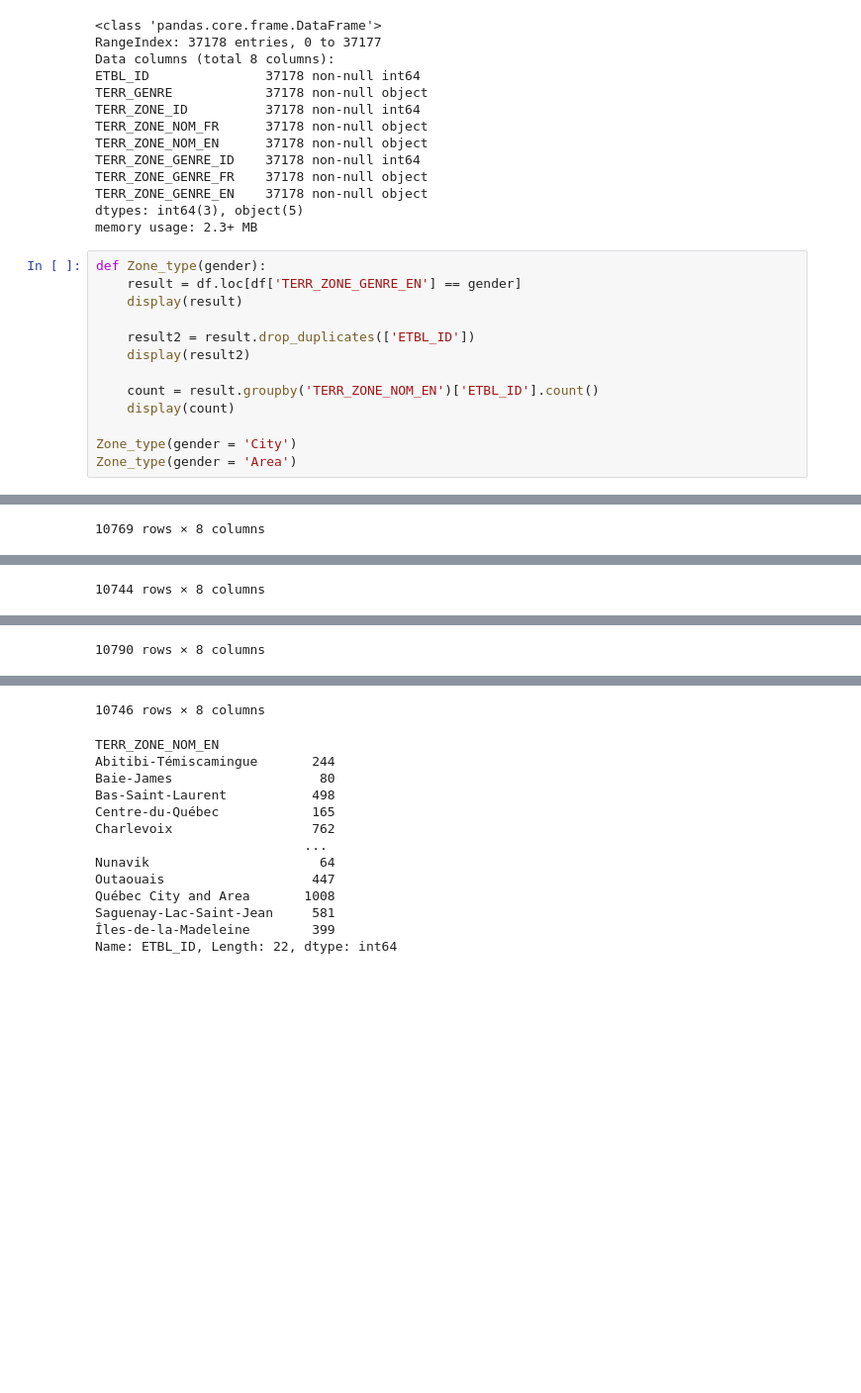
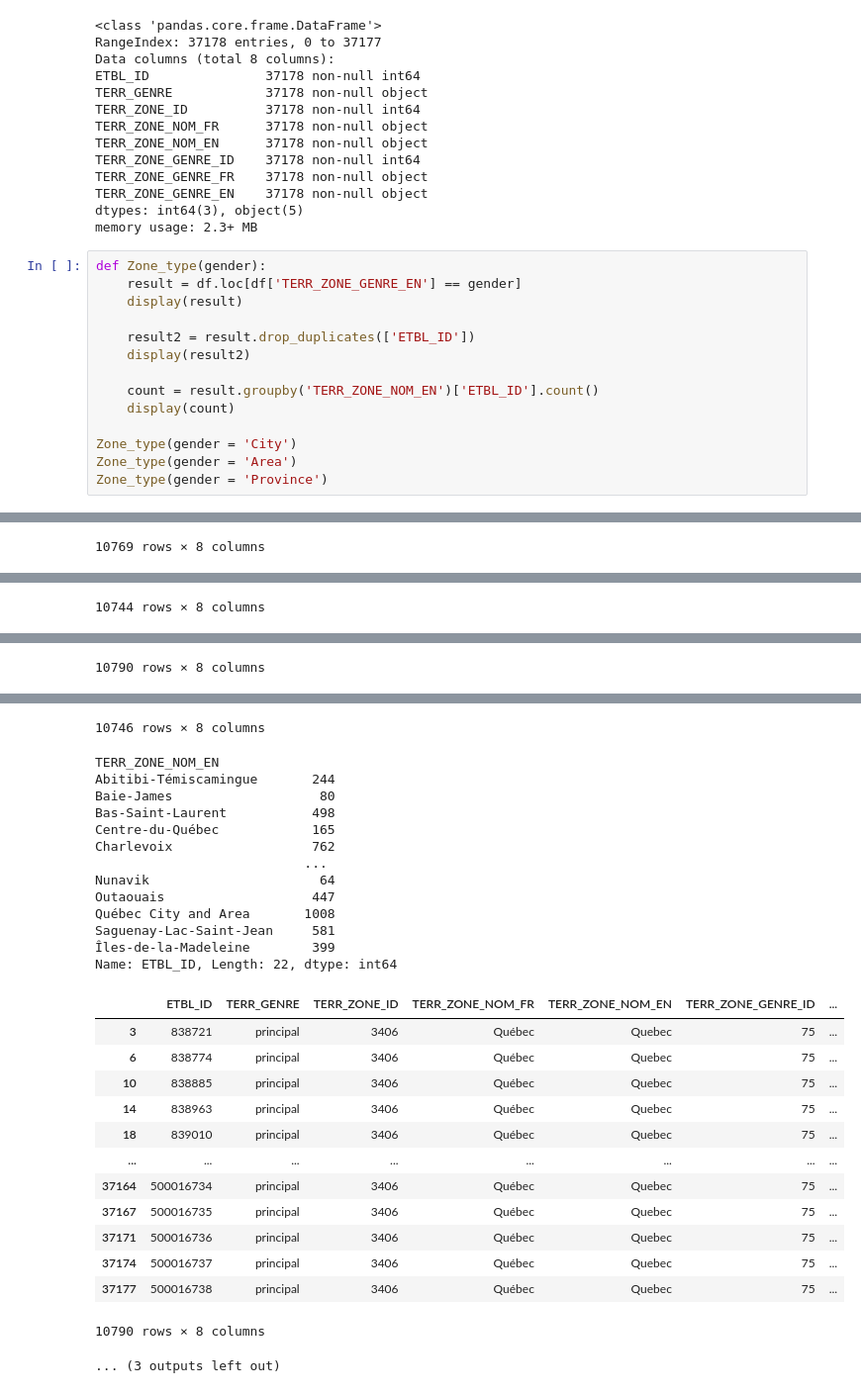
Before and after one commit to JeffreyXieCn/LearnAIML, a Jupyter notebook: Python/PythonTraining/Part2-NumpyAndPanda/Python_Exercices_part2b.ipynb, the cells around one changed output, grey strips where cells are left out. Shown: that part at 99% size. Drawn from its saved outputs; the diff is of its cells as text; blank space fills up the shorter version.

```diff
--- a/Python/PythonTraining/Part2-NumpyAndPanda/Python_Exercices_part2b.ipynb
+++ b/Python/PythonTraining/Part2-NumpyAndPanda/Python_Exercices_part2b.ipynb
@@ -263,6 +263,7 @@ def Zone_type(gender):
 
 Zone_type(gender = 'City')
 Zone_type(gender = 'Area')
+Zone_type(gender = 'Province')
 # %% [output]
 |  | ETBL_ID | TERR_GENRE | TERR_ZONE_ID | TERR_ZONE_NOM_FR | TERR_ZONE_NOM_EN | TERR_ZONE_GENRE_ID | ... |
 | 1 | 838721 | principal | 21950 | Montréal | Montréal | 91 | ... |
@@ -315,30 +316,44 @@ Name: ETBL_ID, Length: 918, dtype: int64
 | 37170 | 500016736 | principal | 3432 | Montréal | Montréal | 81 | ... |
 | 37173 | 500016737 | principal | 3430 | Laurentides | Laurentides | 81 | ... |
 | 37176 | 500016738 | principal | 3414 | Charlevoix | Charlevoix | 81 | ... |
 10790 rows × 8 columns
 |  | ETBL_ID | TERR_GENRE | TERR_ZONE_ID | TERR_ZONE_NOM_FR | TERR_ZONE_NOM_EN | TERR_ZONE_GENRE_ID | ... |
 | 2 | 838721 | principal | 3432 | Montréal | Montréal | 81 | ... |
 | 5 | 838774 | principal | 3434 | Outaouais | Outaouais | 81 | ... |
 | 9 | 838885 | principal | 3432 | Montréal | Montréal | 81 | ... |
 | 13 | 838963 | principal | 3432 | Montréal | Montréal | 81 | ... |
 | 17 | 839010 | principal | 3432 | Montréal | Montréal | 81 | ... |
 | ... | ... | ... | ... | ... | ... | ... | ... |
 | 37163 | 500016734 | principal | 3416 | Québec | Québec City and Area | 81 | ... |
 | 37166 | 500016735 | principal | 3438 | Saguenay-Lac-Saint-Jean | Saguenay-Lac-Saint-Jean | 81 | ... |
 | 37170 | 500016736 | principal | 3432 | Montréal | Montréal | 81 | ... |
 | 37173 | 500016737 | principal | 3430 | Laurentides | Laurentides | 81 | ... |
 | 37176 | 500016738 | principal | 3414 | Charlevoix | Charlevoix | 81 | ... |
 10746 rows × 8 columns
 TERR_ZONE_NOM_EN
 Abitibi-Témiscamingue       244
 Baie-James                   80
 Bas-Saint-Laurent           498
 Centre-du-Québec            165
 Charlevoix                  762
                            ...
 Nunavik                      64
 Outaouais                   447
 Québec City and Area       1008
 Saguenay-Lac-Saint-Jean     581
 Îles-de-la-Madeleine        399
 Name: ETBL_ID, Length: 22, dtype: int64
+|  | ETBL_ID | TERR_GENRE | TERR_ZONE_ID | TERR_ZONE_NOM_FR | TERR_ZONE_NOM_EN | TERR_ZONE_GENRE_ID | ... |
+| 3 | 838721 | principal | 3406 | Québec | Quebec | 75 | ... |
+| 6 | 838774 | principal | 3406 | Québec | Quebec | 75 | ... |
+| 10 | 838885 | principal | 3406 | Québec | Quebec | 75 | ... |
+| 14 | 838963 | principal | 3406 | Québec | Quebec | 75 | ... |
+| 18 | 839010 | principal | 3406 | Québec | Quebec | 75 | ... |
+| ... | ... | ... | ... | ... | ... | ... | ... |
+| 37164 | 500016734 | principal | 3406 | Québec | Quebec | 75 | ... |
+| 37167 | 500016735 | principal | 3406 | Québec | Quebec | 75 | ... |
+| 37171 | 500016736 | principal | 3406 | Québec | Quebec | 75 | ... |
+| 37174 | 500016737 | principal | 3406 | Québec | Quebec | 75 | ... |
+| 37177 | 500016738 | principal | 3406 | Québec | Quebec | 75 | ... |
+10790 rows × 8 columns
+... (3 outputs left out)
```
Also changed, not shown: 1 other file.
